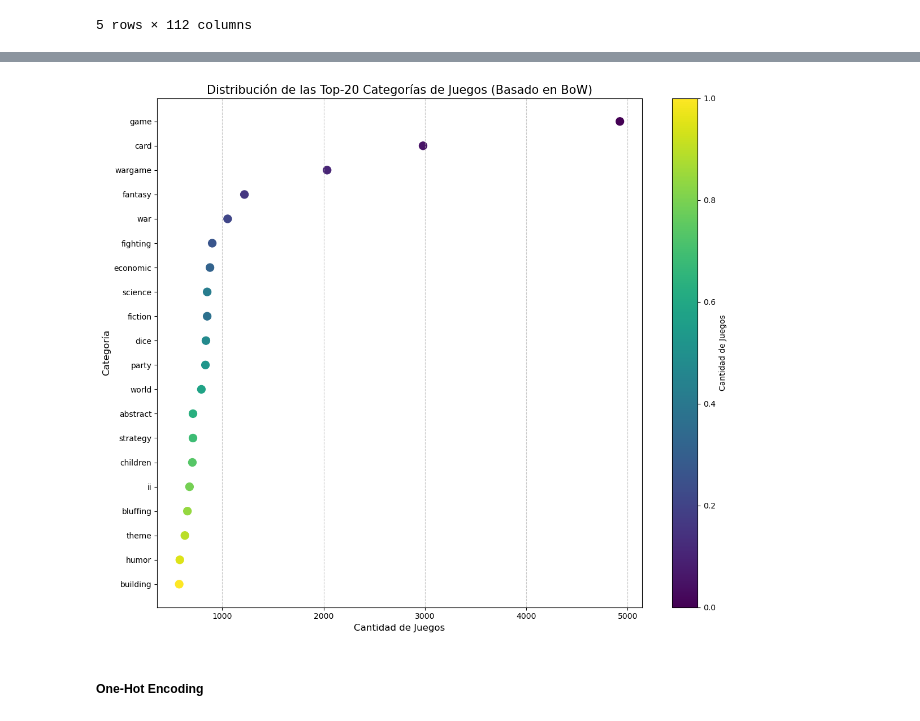
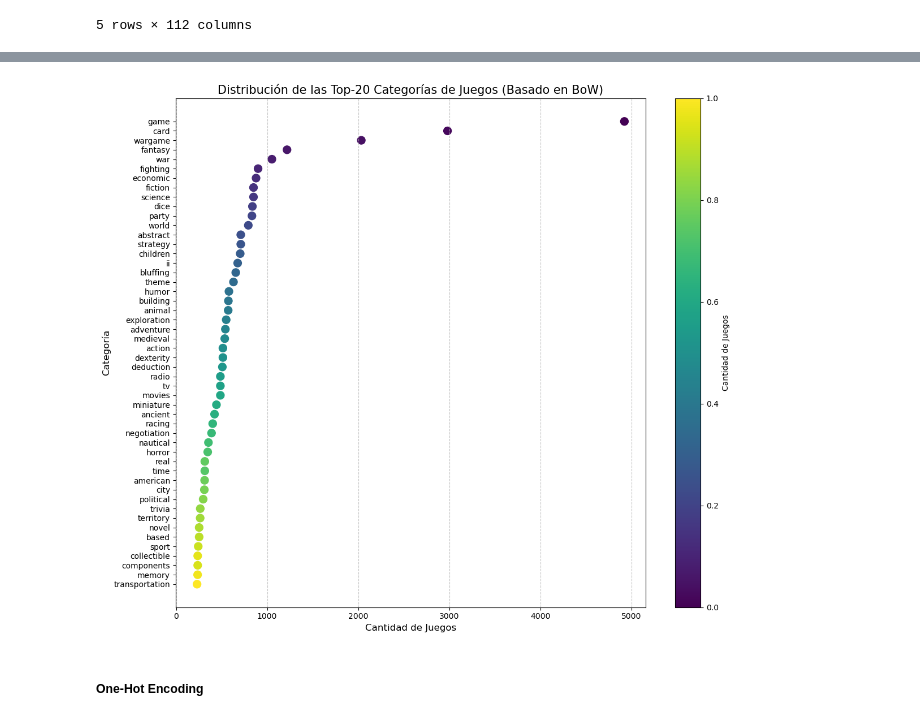
Before and after one commit to FJGM2023015/CA1_DVis_HDip_Lvl8-, a Jupyter notebook: Francisco_Gorigoitia_DVisHDip_CA1.ipynb, the cells around one changed output, grey strips where cells are left out. Saved outputs shown, nothing was run; the diff lists cells and outputs as text; code cells hidden in the pictures.

```diff
--- a/Francisco_Gorigoitia_DVisHDip_CA1.ipynb
+++ b/Francisco_Gorigoitia_DVisHDip_CA1.ipynb
@@ -405,36 +416,36 @@ import numpy as np
 category_counts = df_bow.sum().sort_values(ascending=False)
 
 # Graficamos las 20 categorías principales
-top_20_categories = category_counts.head(20)
+top_20_categories = category_counts.head(50)
 counts = top_20_categories.values
 categories = top_20_categories.index
 
 # Cambiar el color de los puntos en función de su valor, siendo el mayor más oscuro
 colors = plt.cm.viridis(np.linspace(0, 1, len(counts)))
 
 # Ordenar los puntos según su valor para que el color coincida con el orden
 sorted_indices = counts.argsort()
 sorted_counts = counts[sorted_indices]
 sorted_categories = categories[sorted_indices]
 sorted_colors = colors[sorted_indices]
 
 # Crear el Dot Plot con colores, usando el análisis previamente realizado
 colors = plt.cm.viridis(np.linspace(0, 1, len(counts)))
 sorted_indices = counts.argsort()
 sorted_counts = counts[sorted_indices]
 sorted_categories = categories[sorted_indices]
 sorted_colors = colors[sorted_indices]
 
 plt.figure(figsize=(12, 10))
 plt.scatter(sorted_counts, sorted_categories, color=sorted_colors, s=100)
 plt.title('Distribución de las Top-20 Categorías de Juegos (Basado en BoW)', fontsize=15)
 plt.xlabel('Cantidad de Juegos', fontsize=12)
 plt.ylabel('Categoría', fontsize=12)
 plt.colorbar(label='Cantidad de Juegos')
 plt.grid(axis='x', linestyle='--', alpha=0.7)
 plt.tight_layout()
 plt.show()
 # %% [output]
-[figure, old version]
+[figure, new version]
 # %% [markdown]
 ##### One-Hot Encoding
```
Also changed, not shown: parts of 26 cells of this notebook.
